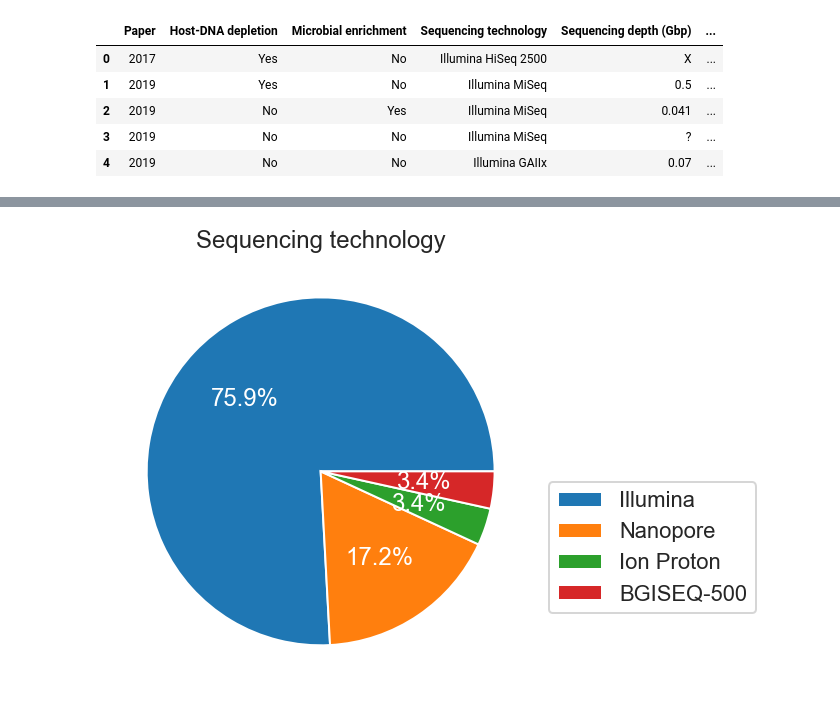
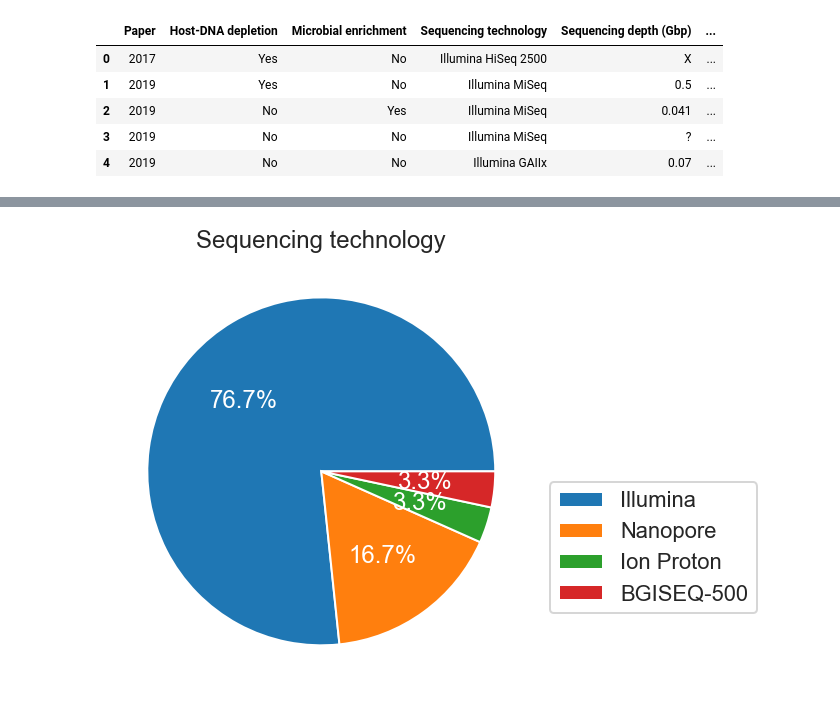
Before and after one commit to LizChang/Review-Paper-Figures, a Jupyter notebook: notebooks/table.ipynb, the cells around one changed output, grey strips where cells are left out. Drawn from its saved outputs; the diff is of its cells as text; code cells hidden in the pictures.

```diff
--- a/notebooks/table.ipynb
+++ b/notebooks/table.ipynb
@@ -86,12 +86,12 @@ https://pandas.pydata.org/pandas-docs/stable/indexing.html#deprecate-loc-reindex
 # %%
-seq = pd.DataFrame({'Sequencing technology': [22, 5, 1,1]}, index=['Illumina', 'Nanopore', 'Ion Proton','BGISEQ-500'])
+seq = pd.DataFrame({'Sequencing technology': [23, 5, 1,1]}, index=['Illumina', 'Nanopore', 'Ion Proton','BGISEQ-500'])
 plot = seq.plot.pie(y = 'Sequencing technology', figsize=(8,8),legend=None, autopct='%1.1f%%', textprops = {'color':"w"})
 plt.legend(loc='best', bbox_to_anchor=(1, 0.5))
 plt.ylabel("")
 plt.title("Sequencing technology")
 plt.savefig("../figures/seq_tech.png",bbox_inches='tight')
 # %% [output]
-[figure, old version]
+[figure, new version]
 # %%
 biot = pd.read_csv('../data/biotools.csv')
 biot['bioinformatics tools'].value_counts()
```
Also changed, not shown: parts of 13 cells of this notebook, 16 other files.
